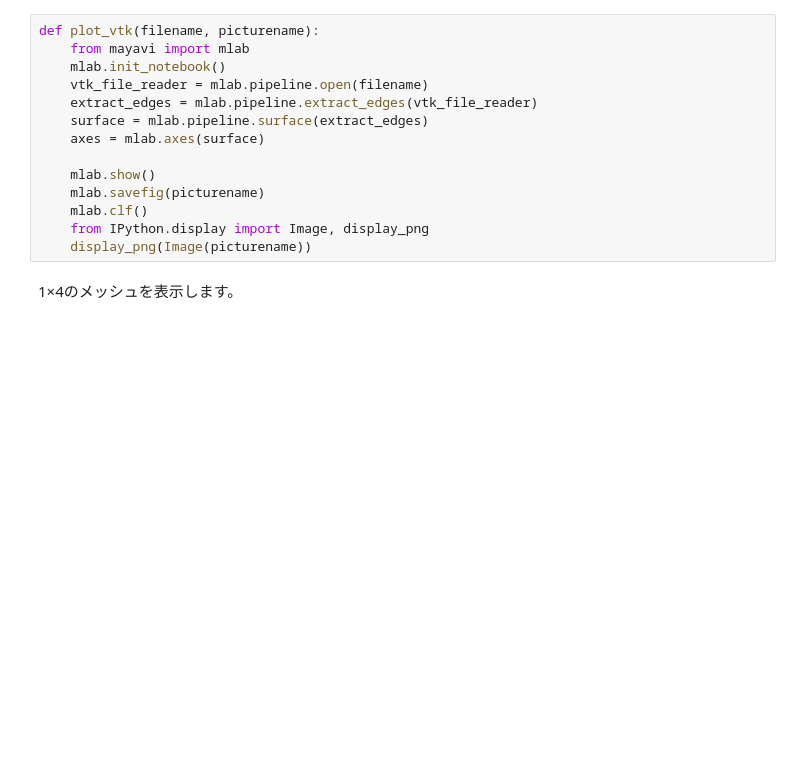
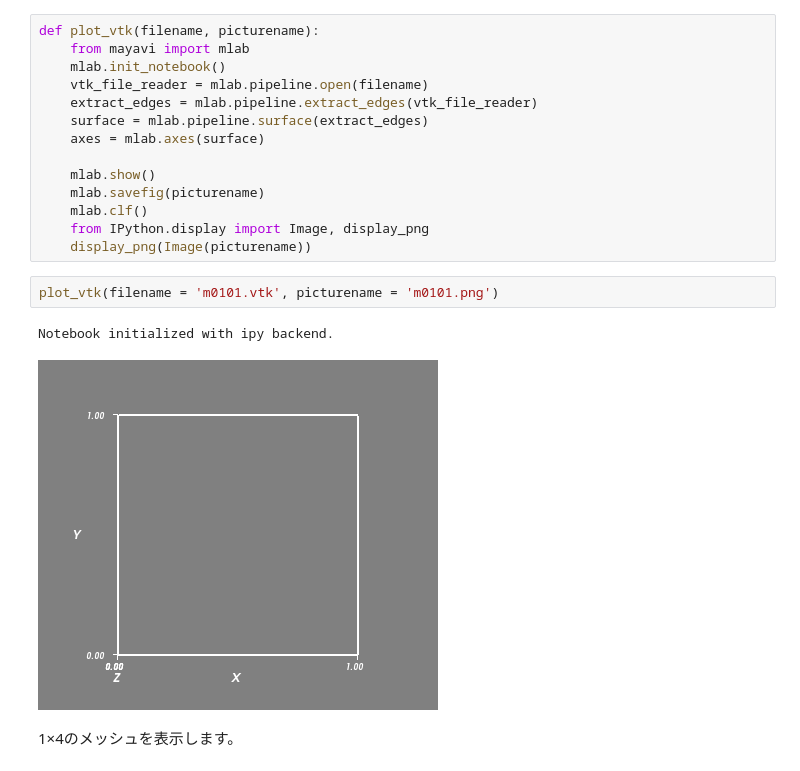
Before and after one commit to tkoyama010/getfem-binder, a Jupyter notebook: index.ipynb, the cells around one changed output. Drawn from its saved outputs; the diff is of its cells as text; blank space fills up the shorter version.

```diff
--- a/index.ipynb
+++ b/index.ipynb
@@ -66,6 +69,11 @@ def plot_vtk(filename, picturename):
     mlab.clf()
     from IPython.display import Image, display_png
     display_png(Image(picturename))
+# %%
+plot_vtk(filename = 'm0101.vtk', picturename = 'm0101.png')
+# %% [output]
+Notebook initialized with ipy backend.
+[figure, added]
 # %% [markdown]
 1×4のメッシュを表示します。
 # %%
```
Also changed, not shown: parts of 27 cells of this notebook.
